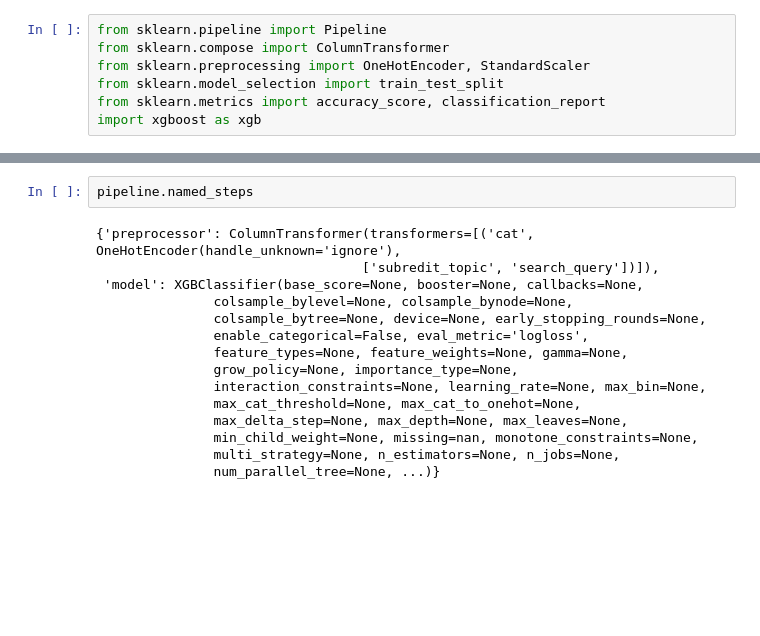
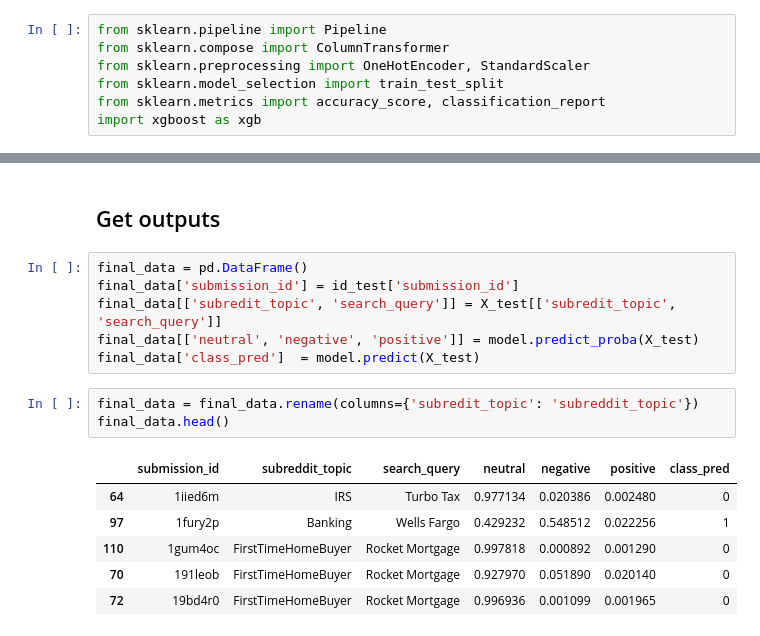
Before and after one commit to aserban13/SIADS699-Capstone, a Jupyter notebook: notebooks/xgboost_model_bge.ipynb, the cells around one changed output, grey strips where cells are left out. Saved outputs shown, nothing was run; the diff lists cells and outputs as text; blank space fills up the shorter version.

```diff
--- a/notebooks/xgboost_model_bge.ipynb
+++ b/notebooks/xgboost_model_bge.ipynb
@@ -155,17 +170,18 @@ Testing Dataset:
-# %%
-pipeline.named_steps
-# %% [output]
-{'preprocessor': ColumnTransformer(transformers=[('cat', OneHotEncoder(handle_unknown='ignore'),
-                                  ['subredit_topic', 'search_query'])]),
- 'model': XGBClassifier(base_score=None, booster=None, callbacks=None,
-               colsample_bylevel=None, colsample_bynode=None,
-               colsample_bytree=None, device=None, early_stopping_rounds=None,
-               enable_categorical=False, eval_metric='logloss',
-               feature_types=None, feature_weights=None, gamma=None,
-               grow_policy=None, importance_type=None,
-               interaction_constraints=None, learning_rate=None, max_bin=None,
-               max_cat_threshold=None, max_cat_to_onehot=None,
-               max_delta_step=None, max_depth=None, max_leaves=None,
-               min_child_weight=None, missing=nan, monotone_constraints=None,
-               multi_strategy=None, n_estimators=None, n_jobs=None,
-               num_parallel_tree=None, ...)}
+# %% [markdown]
+## Get outputs
+# %%
+final_data = pd.DataFrame()
+final_data['submission_id'] = id_test['submission_id']
+final_data[['subredit_topic', 'search_query']] = X_test[['subredit_topic', 'search_query']]
+final_data[['neutral', 'negative', 'positive']] = model.predict_proba(X_test)
+final_data['class_pred']  = model.predict(X_test)
+# %%
+final_data = final_data.rename(columns={'subredit_topic': 'subreddit_topic'})
+final_data.head()
+# %% [output]
+|  | submission_id | subreddit_topic | search_query | neutral | negative | positive | class_pred |
+| 64 | 1iied6m | IRS | Turbo Tax | 0.977134 | 0.020386 | 0.002480 | 0 |
+| 97 | 1fury2p | Banking | Wells Fargo | 0.429232 | 0.548512 | 0.022256 | 1 |
+| 110 | 1gum4oc | FirstTimeHomeBuyer | Rocket Mortgage | 0.997818 | 0.000892 | 0.001290 | 0 |
+| 70 | 191leob | FirstTimeHomeBuyer | Rocket Mortgage | 0.927970 | 0.051890 | 0.020140 | 0 |
+| 72 | 19bd4r0 | FirstTimeHomeBuyer | Rocket Mortgage | 0.996936 | 0.001099 | 0.001965 | 0 |
```
Also changed, not shown: parts of 12 cells of this notebook.
